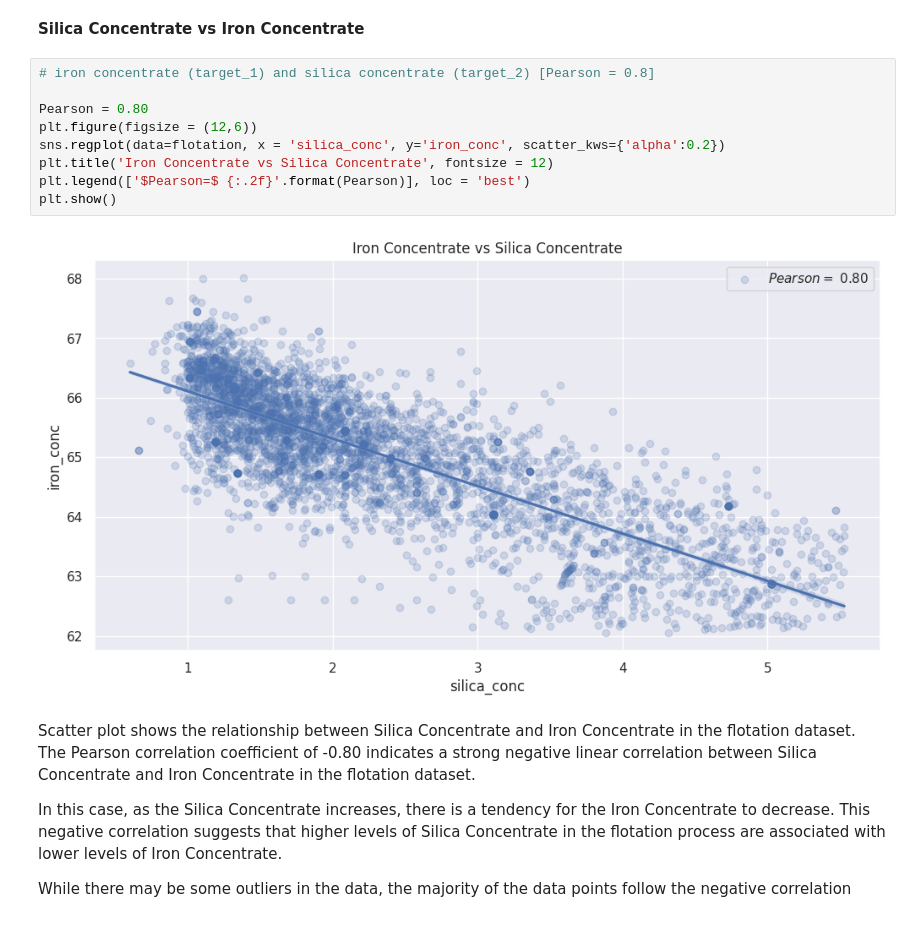
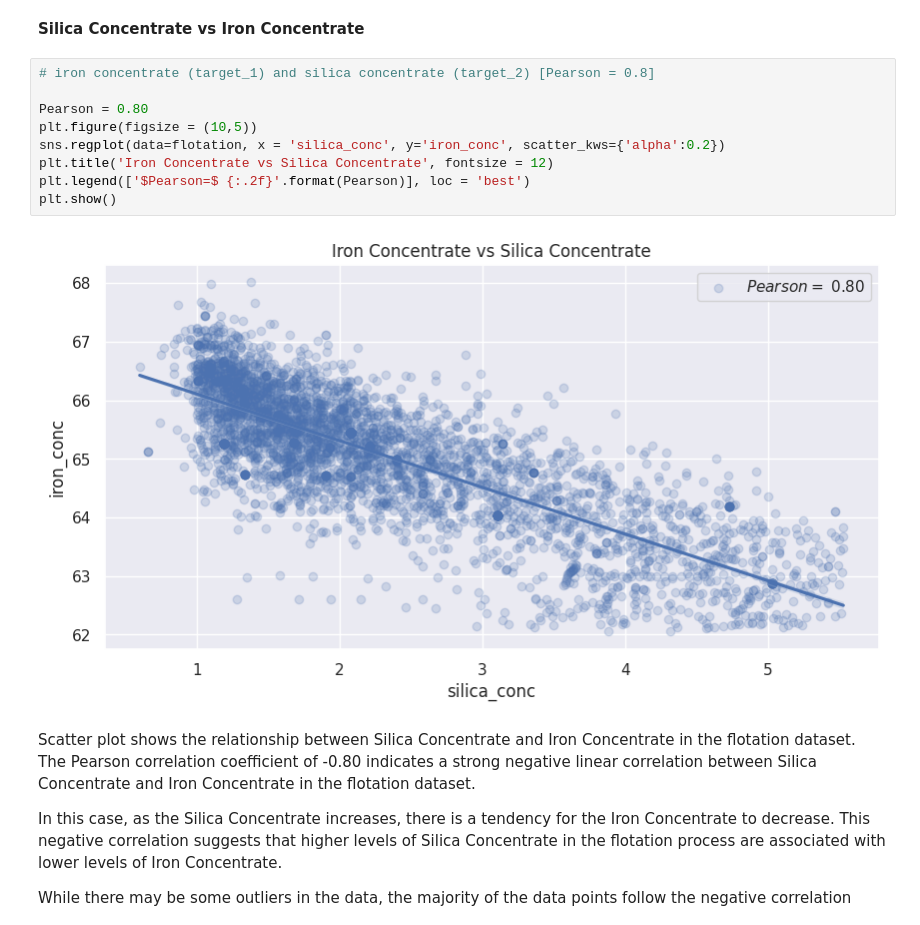
Before and after one commit to arifaygun/ML_Calisma_Notebooklari, a Jupyter notebook: AA_Graduate_Project_2_Silica.ipynb, the cells around one changed output. Cells and saved outputs as stored; diff of their text form.

```diff
--- a/AA_Graduate_Project_2_Silica.ipynb
+++ b/AA_Graduate_Project_2_Silica.ipynb
@@ -287,14 +287,14 @@ plt.show()
 # %%
 # iron concentrate (target_1) and silica concentrate (target_2) [Pearson = 0.8]
 
 Pearson = 0.80
-plt.figure(figsize = (12,6))
+plt.figure(figsize = (10,5))
 sns.regplot(data=flotation, x = 'silica_conc', y='iron_conc', scatter_kws={'alpha':0.2})
 plt.title('Iron Concentrate vs Silica Concentrate', fontsize = 12)
 plt.legend(['$Pearson=$ {:.2f}'.format(Pearson)], loc = 'best')
 plt.show()
 # %% [output]
-[figure, old version]
+[figure, new version]
 # %% [markdown]
 Scatter plot shows the relationship between Silica Concentrate and Iron Concentrate in the flotation dataset. The Pearson correlation coefficient of -0.80 indicates a strong negative linear correlation between Silica Concentrate and Iron Concentrate in the flotation dataset.
 
```
Also changed, not shown: parts of 3 cells of this notebook.
